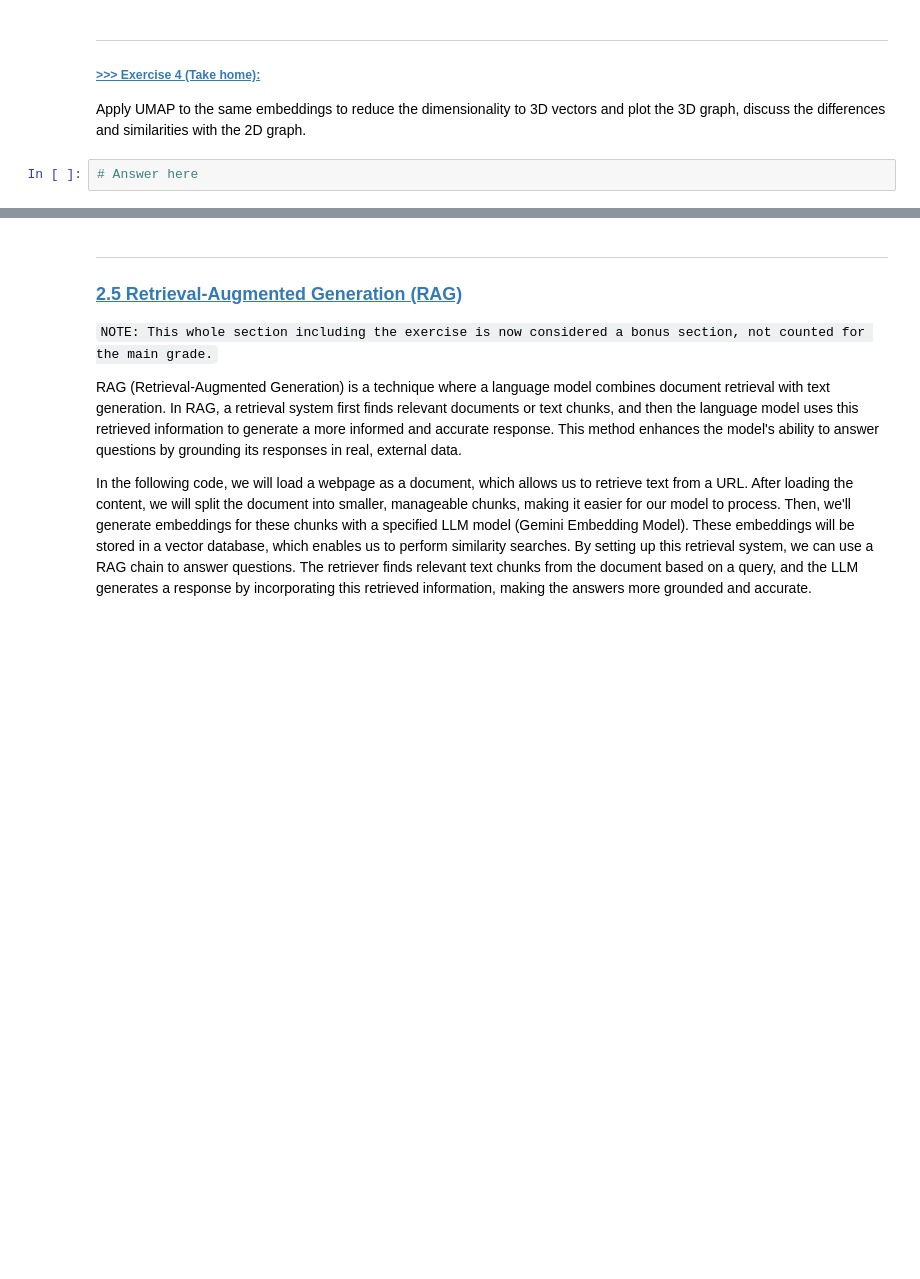
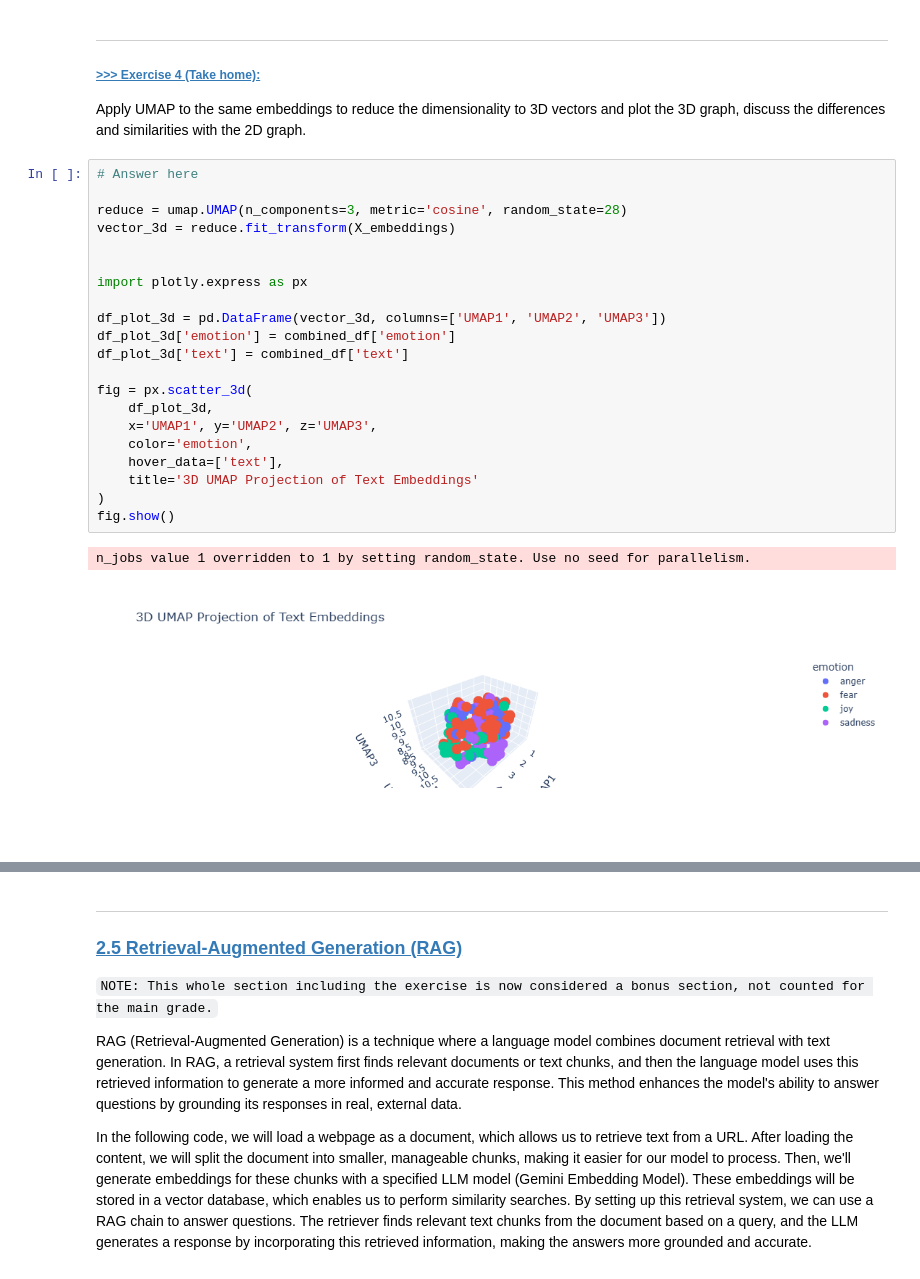
Before and after one commit to Magui4321/DM2025-Lab2-Exercise, a Jupyter notebook: DM2025-Lab2-Master-Phase_2_Main.ipynb, the cells around one changed output, grey strips where cells are left out. Drawn from its saved outputs; the diff is of its cells as text; blank space fills up the shorter version.

```diff
--- a/DM2025-Lab2-Master-Phase_2_Main.ipynb
+++ b/DM2025-Lab2-Master-Phase_2_Main.ipynb
@@ -1176,5 +1176,27 @@ We can see that even with Gemini's embeddings there doesn't seem to be a clear 2
 ##### <a id='toc1_5_8_1_1_'></a>[**>>> Exercise 4 (Take home):**](#toc0_)
 
 Apply UMAP to the same embeddings to reduce the dimensionality to 3D vectors and plot the 3D graph, discuss the differences and similarities with the 2D graph.
-# %%
-# Answer here
+# %%
+# Answer here
+
+reduce = umap.UMAP(n_components=3, metric='cosine', random_state=28)
+vector_3d = reduce.fit_transform(X_embeddings)
+
+
+import plotly.express as px
+
+df_plot_3d = pd.DataFrame(vector_3d, columns=['UMAP1', 'UMAP2', 'UMAP3'])
+df_plot_3d['emotion'] = combined_df['emotion']
+df_plot_3d['text'] = combined_df['text']
+
+fig = px.scatter_3d(
+    df_plot_3d,
+    x='UMAP1', y='UMAP2', z='UMAP3',
+    color='emotion',
+    hover_data=['text'],
+    title='3D UMAP Projection of Text Embeddings'
+)
+fig.show()
+# %% [output]
+n_jobs value 1 overridden to 1 by setting random_state. Use no seed for parallelism.
+[figure, added]
```
Also changed, not shown: parts of 18 cells of this notebook, 6 other files.
